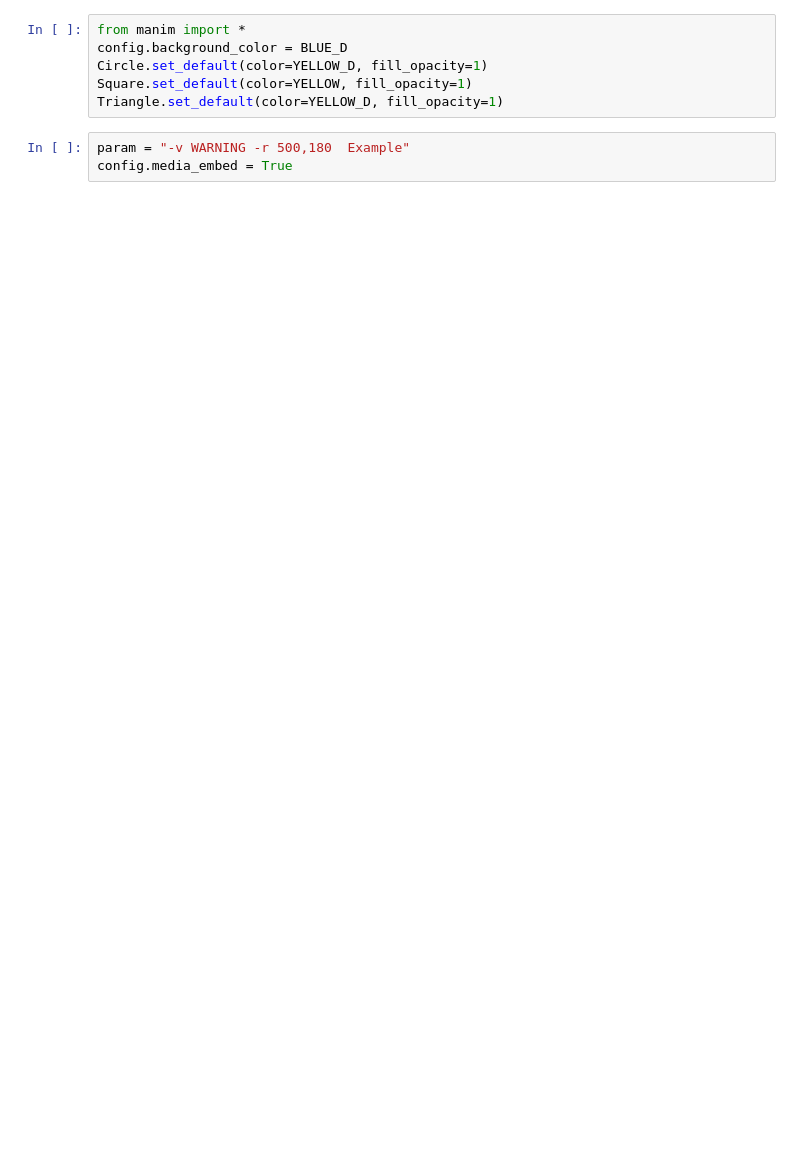
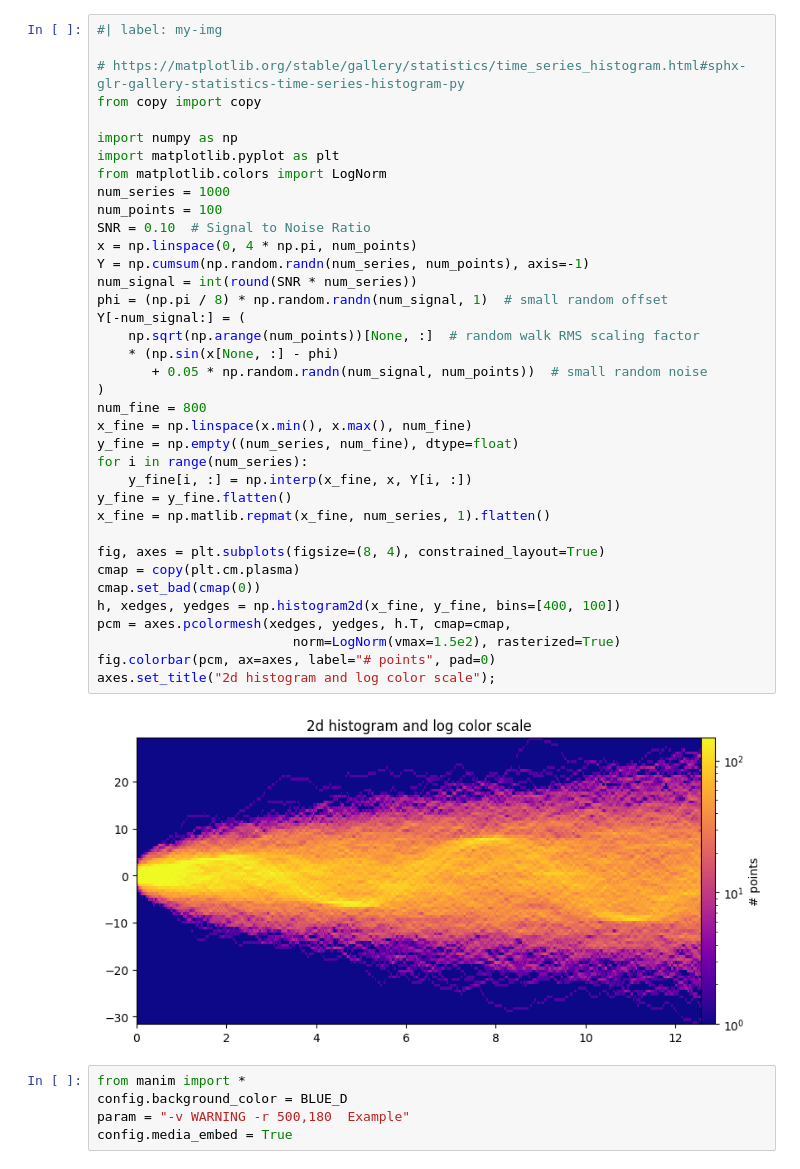
Before and after one commit to kolibril13/mystjs-media-example, a Jupyter notebook: media_notebook.ipynb, the cells around one changed output. Drawn from its saved outputs; the diff is of its cells as text; blank space fills up the shorter version.

```diff
--- a/media_notebook.ipynb
+++ b/media_notebook.ipynb
@@ -1,10 +1,45 @@
-# %%
-from manim import *
-config.background_color = BLUE_D
-Circle.set_default(color=YELLOW_D, fill_opacity=1)
-Square.set_default(color=YELLOW, fill_opacity=1)
-Triangle.set_default(color=YELLOW_D, fill_opacity=1)
+# %%
+#| label: my-img
+
+# https://matplotlib.org/stable/gallery/statistics/time_series_histogram.html#sphx-glr-gallery-statistics-time-series-histogram-py
+from copy import copy
+
+import numpy as np
+import matplotlib.pyplot as plt
+from matplotlib.colors import LogNorm
+num_series = 1000
+num_points = 100
+SNR = 0.10  # Signal to Noise Ratio
+x = np.linspace(0, 4 * np.pi, num_points)
+Y = np.cumsum(np.random.randn(num_series, num_points), axis=-1)
+num_signal = int(round(SNR * num_series))
+phi = (np.pi / 8) * np.random.randn(num_signal, 1)  # small random offset
+Y[-num_signal:] = (
+    np.sqrt(np.arange(num_points))[None, :]  # random walk RMS scaling factor
+    * (np.sin(x[None, :] - phi)
+       + 0.05 * np.random.randn(num_signal, num_points))  # small random noise
+)
+num_fine = 800
+x_fine = np.linspace(x.min(), x.max(), num_fine)
+y_fine = np.empty((num_series, num_fine), dtype=float)
+for i in range(num_series):
+    y_fine[i, :] = np.interp(x_fine, x, Y[i, :])
+y_fine = y_fine.flatten()
+x_fine = np.matlib.repmat(x_fine, num_series, 1).flatten()
+
+fig, axes = plt.subplots(figsize=(8, 4), constrained_layout=True)
+cmap = copy(plt.cm.plasma)
+cmap.set_bad(cmap(0))
+h, xedges, yedges = np.histogram2d(x_fine, y_fine, bins=[400, 100])
+pcm = axes.pcolormesh(xedges, yedges, h.T, cmap=cmap,
+                         norm=LogNorm(vmax=1.5e2), rasterized=True)
+fig.colorbar(pcm, ax=axes, label="# points", pad=0)
+axes.set_title("2d histogram and log color scale");
+# %% [output]
+[figure, added]
 # %%
+from manim import *
+config.background_color = BLUE_D
 param = "-v WARNING -r 500,180  Example"
 config.media_embed = True
 # %%
```
Also changed, not shown: parts of 8 cells of this notebook, 1 other file.
